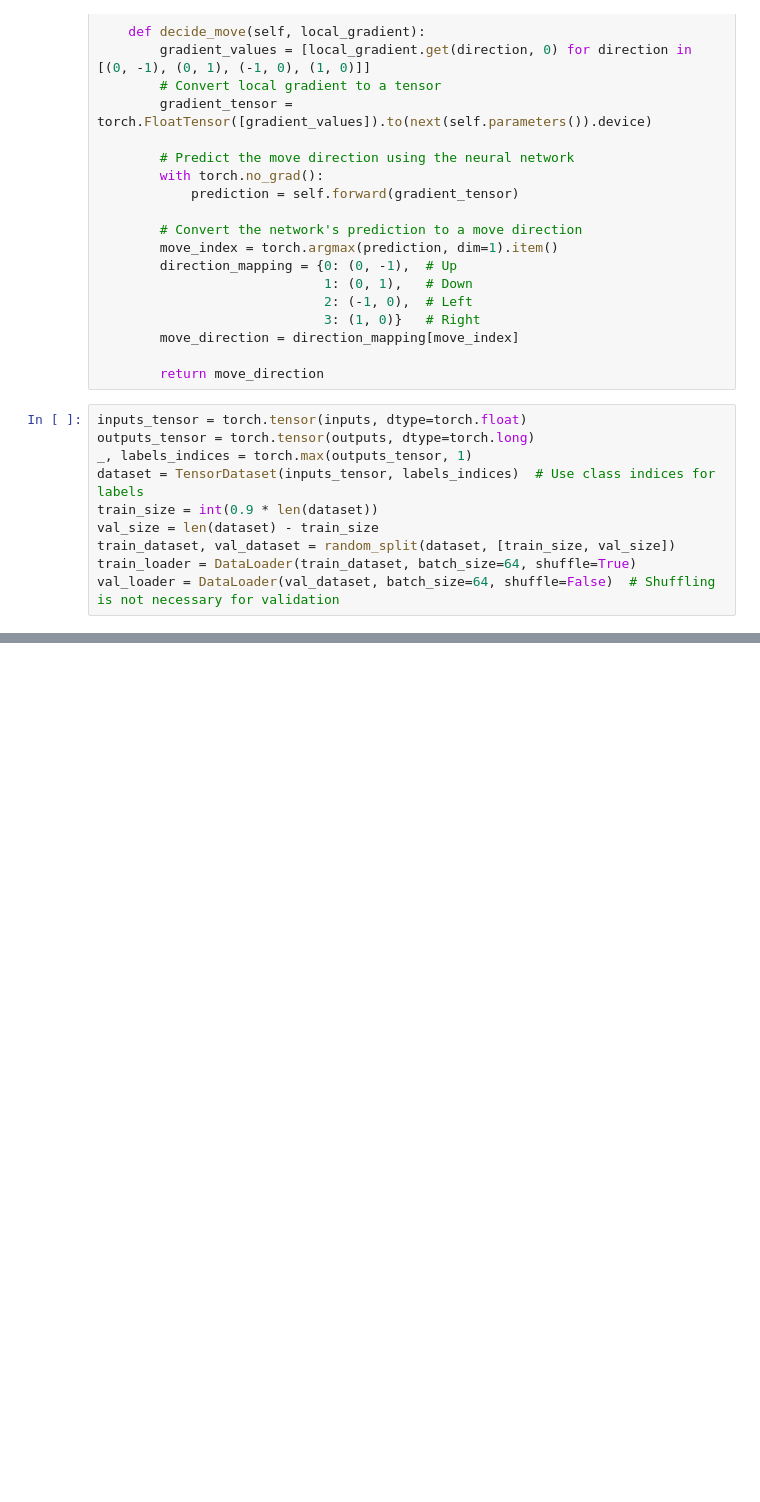
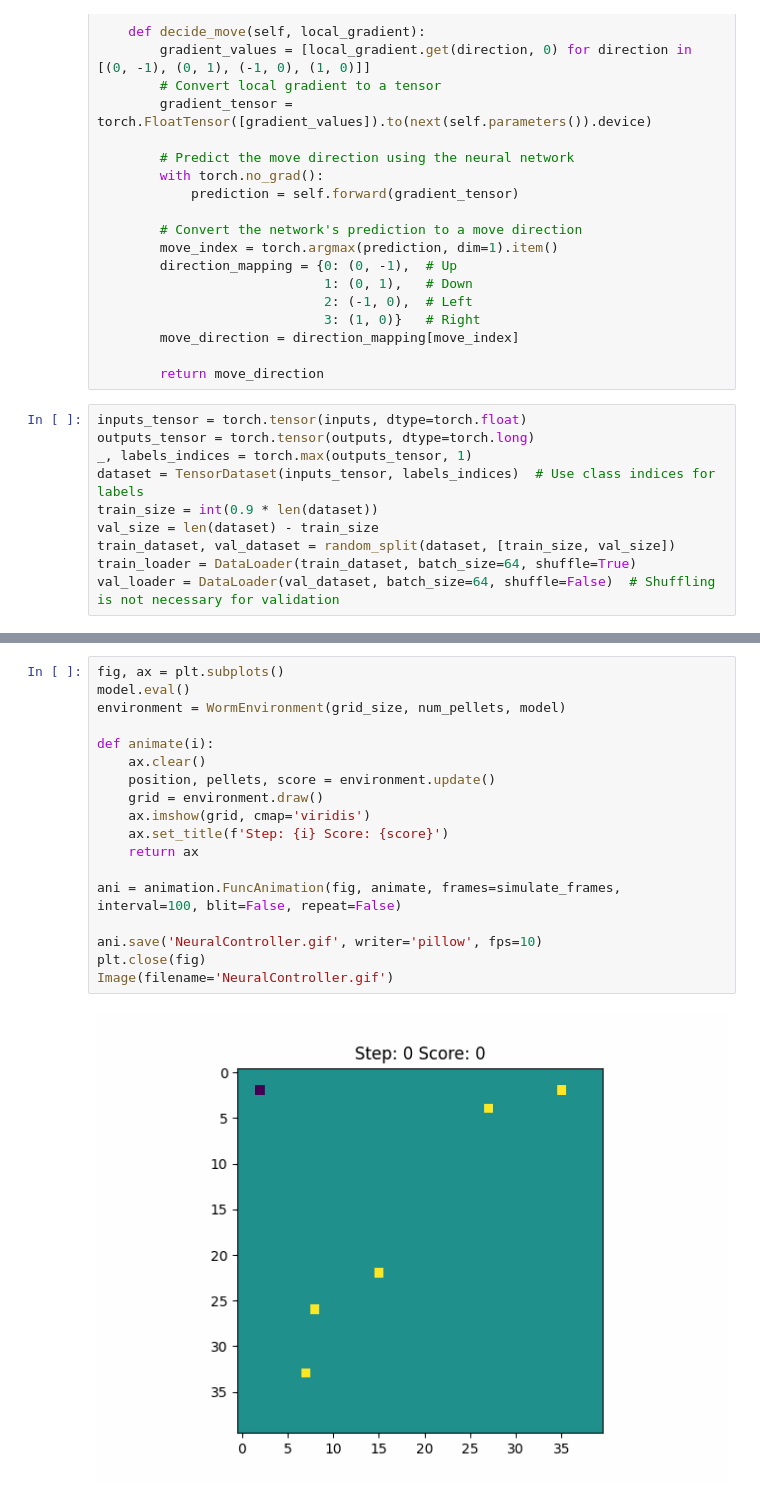
Before and after one commit to elichen/nematode, a Jupyter notebook: nematode.ipynb, the cells around one changed output, grey strips where cells are left out. Cells and saved outputs as stored; diff of their text form; blank space fills up the shorter version.

```diff
--- a/nematode.ipynb
+++ b/nematode.ipynb
@@ -267,0 +284,20 @@ class QLearningController:
+# %%
+fig, ax = plt.subplots()
+model.eval()
+environment = WormEnvironment(grid_size, num_pellets, model)
+
+def animate(i):
+    ax.clear()
+    position, pellets, score = environment.update()
+    grid = environment.draw()
+    ax.imshow(grid, cmap='viridis')
+    ax.set_title(f'Step: {i} Score: {score}')
+    return ax
+
+ani = animation.FuncAnimation(fig, animate, frames=simulate_frames, interval=100, blit=False, repeat=False)
+
+ani.save('NeuralController.gif', writer='pillow', fps=10)
+plt.close(fig)
+Image(filename='NeuralController.gif')
+# %% [output]
+[figure, added]
```
Also changed, not shown: parts of 6 cells of this notebook.
